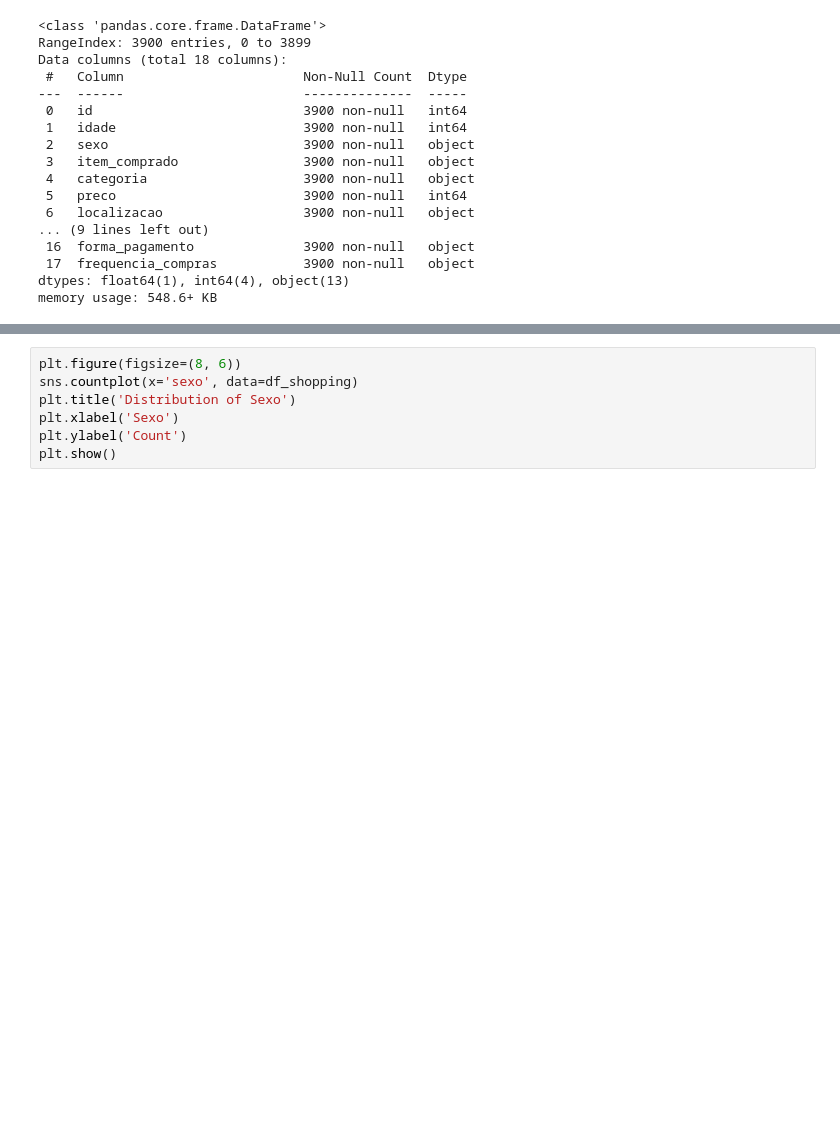
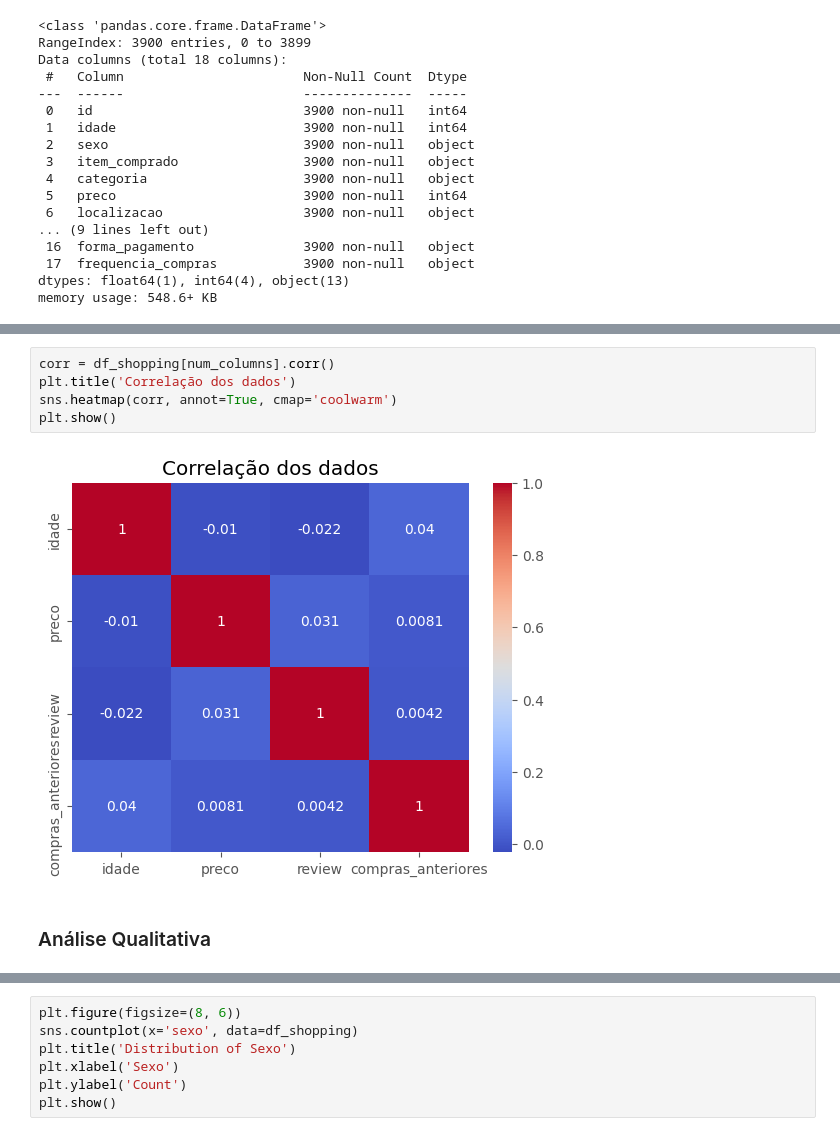
Before and after one commit to angelico-intelligence/clusterizacao-clientes, a Jupyter notebook: AnaliseClientes.ipynb, the cells around one changed output, grey strips where cells are left out. Drawn from its saved outputs; the diff is of its cells as text; blank space fills up the shorter version.

```diff
--- a/AnaliseClientes.ipynb
+++ b/AnaliseClientes.ipynb
@@ -110 +145,10 @@ for column in num_columns:
+# %%
+corr = df_shopping[num_columns].corr()
+plt.title('Correlação dos dados')
+sns.heatmap(corr, annot=True, cmap='coolwarm')
+plt.show()
+# %% [output]
+[figure, added]
+# %% [markdown]
+### Análise Qualitativa
 # %%
```
Also changed, not shown: parts of 27 cells of this notebook.
